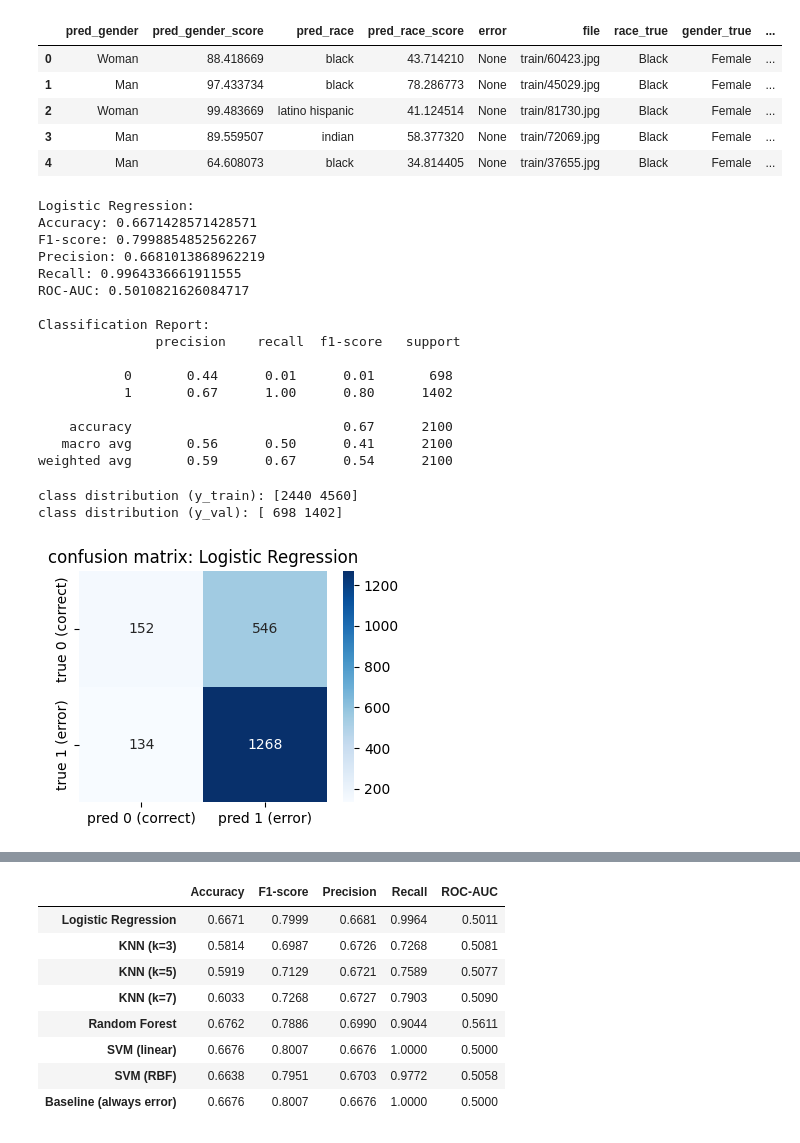
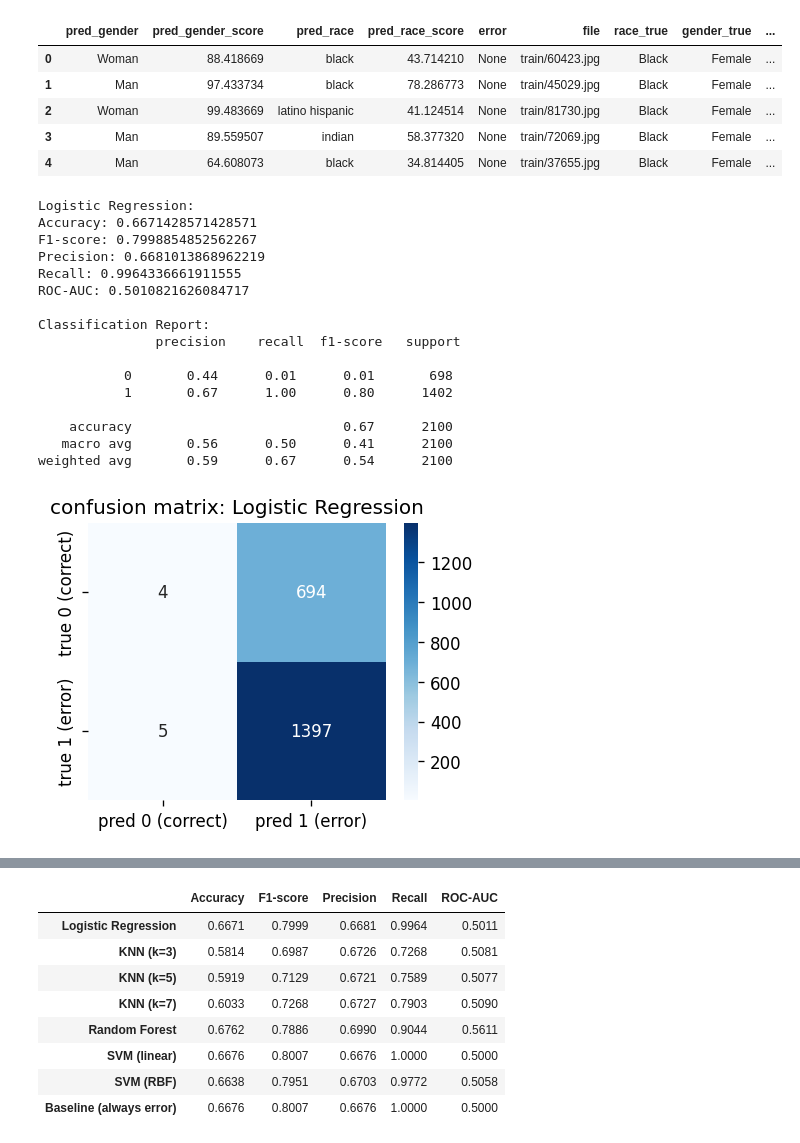
Before and after one commit to leobideau/capestone-fairness-audit, a Jupyter notebook: notebooks/05_ML_error_prediction.ipynb, the cells around one changed output, grey strips where cells are left out. Saved outputs shown, nothing was run; the diff lists cells and outputs as text; code cells hidden in the pictures.

```diff
--- a/notebooks/05_ML_error_prediction.ipynb
+++ b/notebooks/05_ML_error_prediction.ipynb
@@ -73,32 +77,42 @@ def evaluate_model(y_true, y_pred):
 # %%
 # logistic regression:
 # %%
-log_model = LogisticRegression(max_iter=300)
-
+log_model = LogisticRegression(max_iter=300, random_state=42)
 log_model.fit(X_train_scaled, y_train)
-
 log_pred = log_model.predict(X_val_scaled)
 log_acc = accuracy_score(y_val, log_pred)
-
 print("Logistic Regression:")
 evaluate_model(y_val, log_pred)
+
+from sklearn.metrics import confusion_matrix
+import seaborn as sns
+import matplotlib.pyplot as plt
+
+cm = confusion_matrix(y_val, log_pred)
+plt.figure(figsize=(4,3))
+sns.heatmap(cm, annot=True, fmt="d", cmap="Blues",
+            xticklabels=["pred 0 (correct)", "pred 1 (error)"],
+            yticklabels=["true 0 (correct)", "true 1 (error)"])
+plt.title("confusion matrix: Logistic Regression")
+plt.show()
 # %% [output]
 Logistic Regression:
 Accuracy: 0.6671428571428571
 F1-score: 0.7998854852562267
 Precision: 0.6681013868962219
 Recall: 0.9964336661911555
 ROC-AUC: 0.5010821626084717
 
 Classification Report:
                precision    recall  f1-score   support
 
            0       0.44      0.01      0.01       698
            1       0.67      1.00      0.80      1402
 
     accuracy                           0.67      2100
    macro avg       0.56      0.50      0.41      2100
 weighted avg       0.59      0.67      0.54      2100
+[figure, added]
 # %%
 # regression performs poorly on this task:
 # even if accuracy is ~0.667, this number is misleading because the model simply
@@ -109,24 +123,6 @@ weighted avg       0.59      0.67      0.54      2100
 
 # the model does not learn the real structure of the data it collapses to the majority class
 # in conclusion: logistic regression is too simple for modeling deepface error patterns
-# %%
-print("class distribution (y_train):", np.bincount(y_train))
-print("class distribution (y_val):", np.bincount(y_val))
-# %% [output]
-class distribution (y_train): [2440 4560]
-class distribution (y_val): [ 698 1402]
-# %%
-import seaborn as sns
-import matplotlib.pyplot as plt
-
-plt.figure(figsize=(4,3))
-sns.heatmap(cm, annot=True, fmt="d", cmap="Blues",
-            xticklabels=["pred 0 (correct)", "pred 1 (error)"],
-            yticklabels=["true 0 (correct)", "true 1 (error)"])
-plt.title("confusion matrix: Logistic Regression")
-plt.show()
-# %% [output]
-[figure, removed]
 # %%
 # interpretation of the regression:
 # the model predicts the majority class "error" = 1 almost all the time
```
Also changed, not shown: parts of 7 cells of this notebook, 3 other files.
